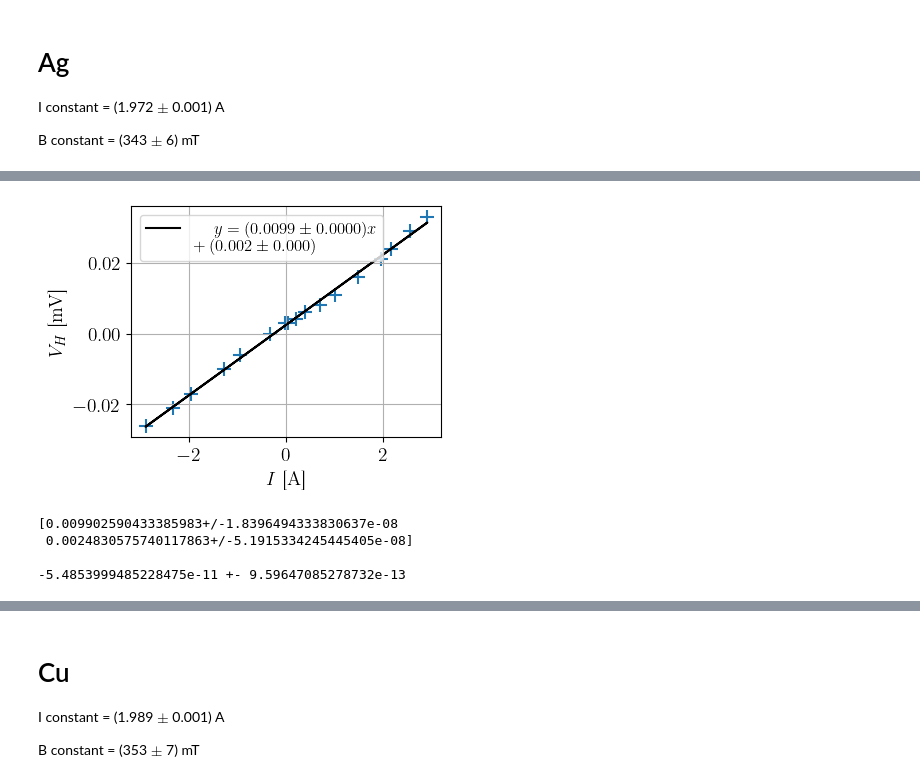
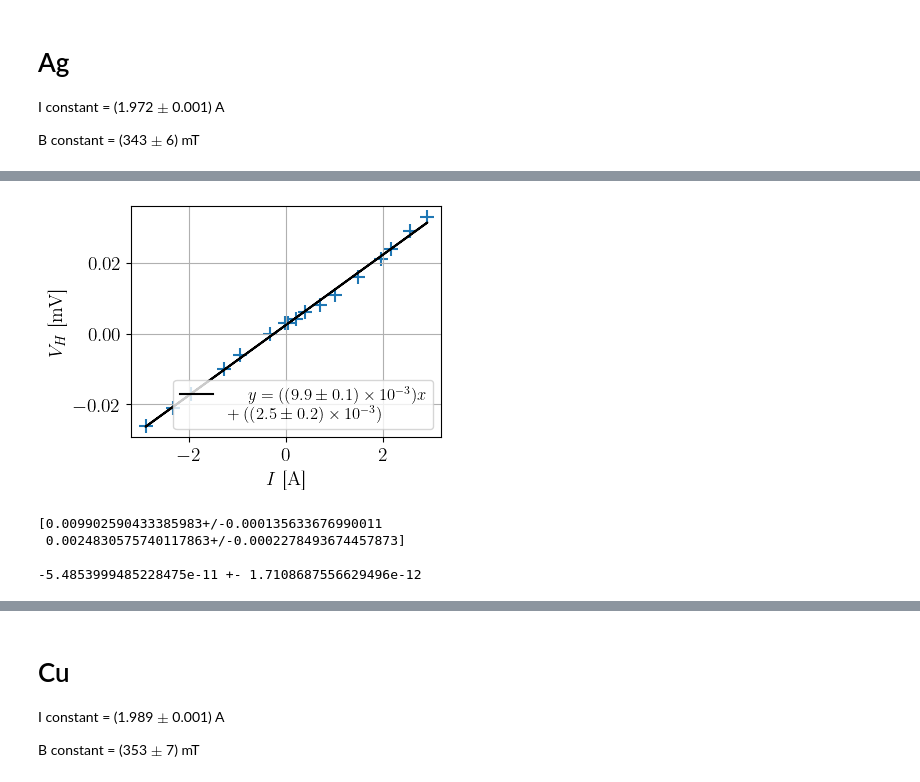
Before and after one commit to TomVdt/TPII-rapports, a Jupyter notebook: 03-H6-effet-hall/analyse/exp2.ipynb, the cells around one changed output, grey strips where cells are left out. Cells and saved outputs as stored; diff of their text form; code cells hidden in the pictures.

```diff
--- a/03-H6-effet-hall/analyse/exp2.ipynb
+++ b/03-H6-effet-hall/analyse/exp2.ipynb
@@ -61,38 +63,40 @@ print(f"{N} +- {deltaN}")
 # %%
 Ag_I = np.loadtxt("../data/Ag_5branch_I.csv", delimiter=",", skiprows=1)
 
 I = Ag_I[:,0]
 Vh = Ag_I[:,1]
 
 plt.scatter(I, Vh)
 # plt.errorbar(Bx, By, xerr=unp.std_devs(Bx), yerr=unp.std_devs(By))
 
 coefs, cov = np.polyfit(I, Vh, 1, cov=True)
 fit = np.poly1d(coefs)
-coefserr = unp.uarray(coefs, cov[(0,1),(0,1)])
+coefserr = unp.uarray(coefs, np.sqrt(cov[(0,1),(0,1)]))
 
-plt.plot(I, fit(I), label=r"$y = ({:.4fL})x \\+ ({:.3fL})$".format(*coefserr), color="black")
+plt.plot(I, fit(I), label=r"$y = ({:.1ueL})x \\+ ({:.1ueL})$".format(*coefserr), color="black")
 
 plt.legend()
 plt.xlabel(r"$I$ [\si{\ampere}]")
 plt.ylabel(r"$V_H$ [\si{\milli \volt}]")
 plt.grid()
 # plt.tight_layout(pad=0.5)
+
+plt.savefig("../figures/Ag_I.pdf")
 # %% [output]
-[figure, old version]
+[figure, new version]
 # %%
 print(coefserr, "\n")
 a = 1.9e-6
 Ic = 343
 deltaIc = 6
 Rh = -coefs[0] * a / Ic
-Rherr = (a/Ic) * 1.8396494333830637e-08 + a*(coefs[0]/(Ic**2))* deltaIc
+Rherr = (a/Ic) * 0.000135633676990011 + a*(coefs[0]/(Ic**2))* deltaIc
 print(f"{Rh} +- {Rherr}")
 # %% [output]
-[0.009902590433385983+/-1.8396494333830637e-08
- 0.0024830575740117863+/-5.1915334245445405e-08]
+[0.009902590433385983+/-0.000135633676990011
+ 0.0024830575740117863+/-0.0002278493674457873]
 
--5.4853999485228475e-11 +- 9.59647085278732e-13
+-5.4853999485228475e-11 +- 1.7108687556629496e-12
 # %%
 N = 1/(q * Rh)
 deltaN = Rherr/(q * Rh**2)
```
Also changed, not shown: parts of 17 cells of this notebook, 9 other files.
